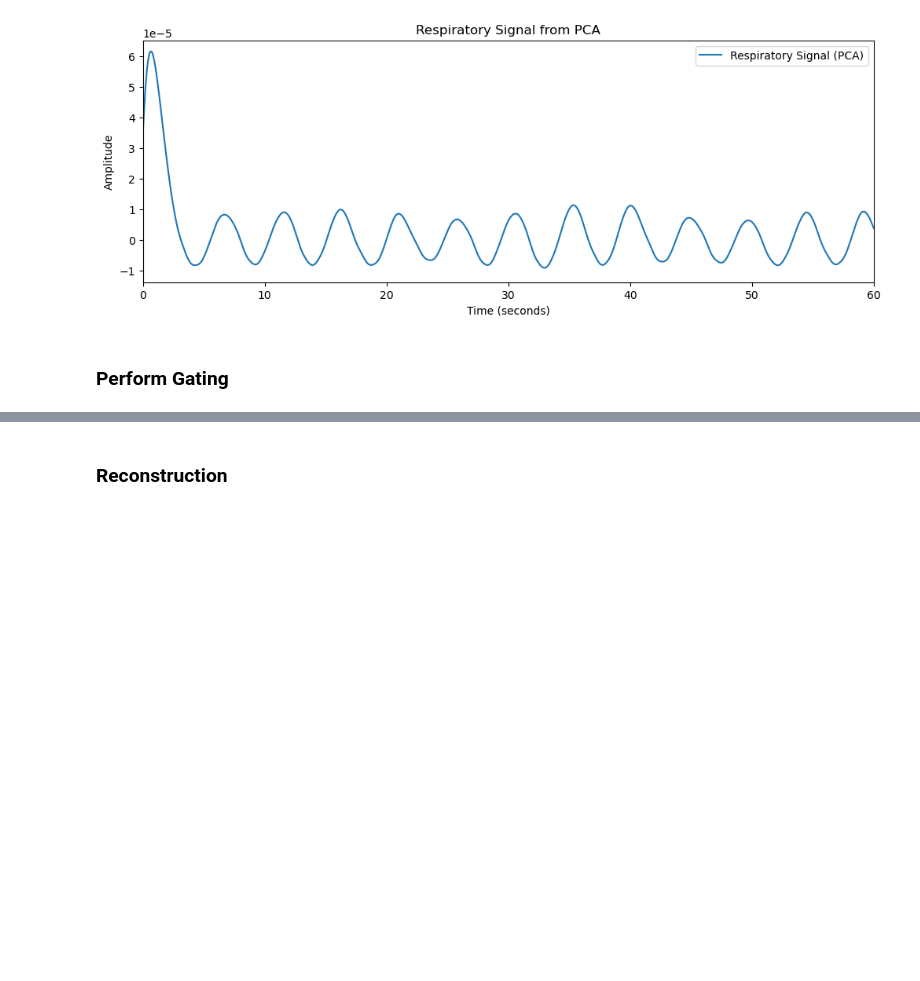
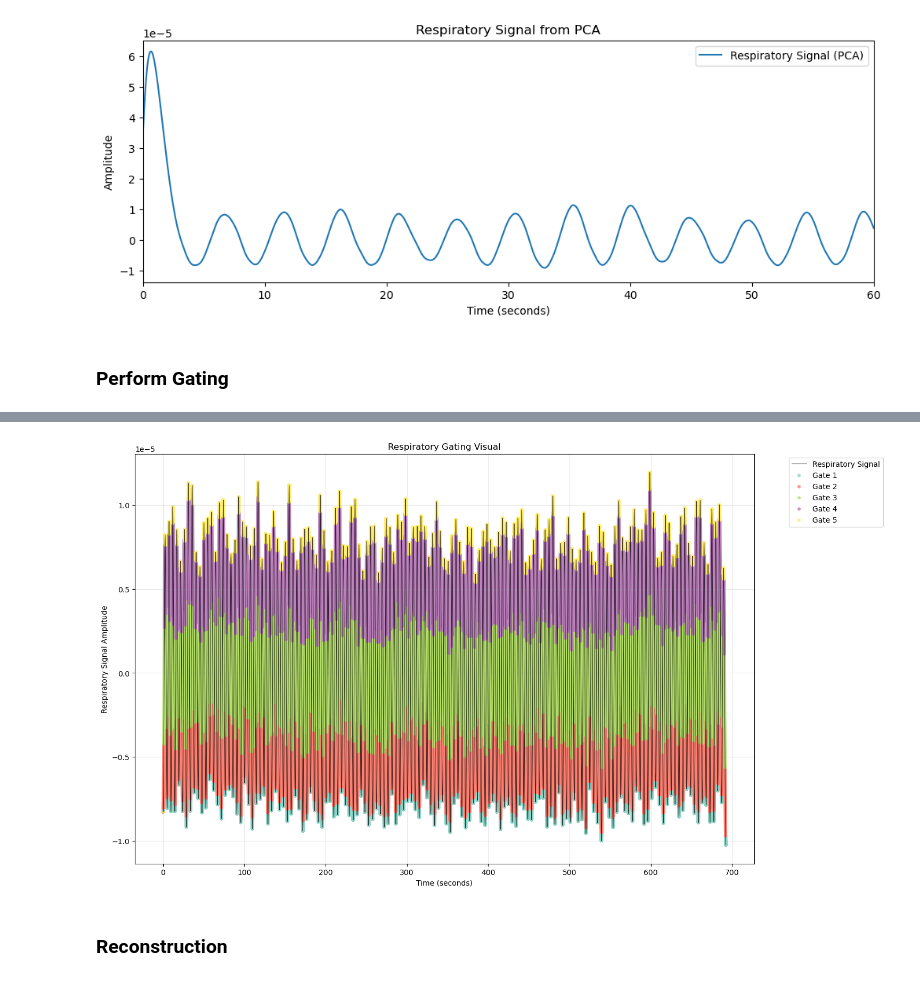
Before and after one commit to lilianaedmonds/naf_recons, a Jupyter notebook: load_naf_data.ipynb, the cells around one changed output, grey strips where cells are left out. Cells and saved outputs as stored; diff of their text form; code cells hidden in the pictures; blank space fills up the shorter version.

```diff
--- a/load_naf_data.ipynb
+++ b/load_naf_data.ipynb
@@ -288,0 +256,86 @@ for i in range(num_gates):
+# %%
+def create_gates_updated(ksp,coords, idx,num_gates):
+    data_bins=[]
+    spoke_bins=[]
+
+    for bin in range(1,num_gates+1):
+        current_kspace = ksp[:,(idx==bin),:]
+        data_bins.append(current_kspace)
+        current_ks = coords[(idx==bin),...]
+        spoke_bins.append(current_ks)
+
+    return data_bins, spoke_bins
+
+def reshape_gate(data_bin, spoke_bin, num_coils, num_slices, num_samples, ndims):
+    N = data_bin.shape[1]
+    max_valid = (N // num_slices) * num_slices
+
+    data_bin = data_bin[:, :max_valid, :]
+    spoke_bin = spoke_bin[:max_valid, :, :]
+
+    num_spokes_per_slice = max_valid // num_slices
+    data_bin = data_bin.reshape(num_coils, num_slices, num_spokes_per_slice, num_samples)
+    spoke_bin = spoke_bin.reshape(num_slices, num_spokes_per_slice, num_samples, ndims)
+
+    return data_bin, spoke_bin
+
+def gate_resp_signal(ksp_data, resp_signal, num_gates, img_shape, spokes_to_discard=700):
+    # Do not use the transient part of the signal (the large overshoot) for gating
+    resp_trimmed = resp_signal[spokes_to_discard:]
+
+    num_coils, num_slices, num_spokes, num_samples = kspace_0.shape
+    idx = phase_based_gating_updated(resp_trimmed, num_gates, order=25)
+
+    ## divide kspace and spoke data:
+    img_shape = (58,256,256)
+    coords = golden_angle_coords_3d(img_shape,num_spokes,num_samples)
+    ndims = coords.shape[-1]
+
+    ### Combine slice and spoke dimension so we have all temporal samples
+    kspace_temporal = np.reshape(kspace_0, (num_coils, num_slices*num_spokes, num_samples))
+    kspace_trimmed = kspace_temporal[:, spokes_to_discard:, :]
+    coords_temporal = np.reshape(coords, (num_slices*num_spokes, num_samples, ndims))
+    coords_trimmed = coords_temporal[spokes_to_discard:, :, :]
+
+    ### Check shape
+    # print(f'kspace_trimmed.shape = {kspace_trimmed.shape}')
+    # print(f'coords_trimmed.shape = {coords_trimmed.shape}')
+
+    data_bins, spoke_bins = create_gates_updated(kspace_trimmed, coords_trimmed, idx, num_gates)
+    for i in range(num_gates):
+        data_bins[i], spoke_bins[i] = reshape_gate(data_bins[i], spoke_bins[i], num_coils, num_slices, num_samples, ndims)
+        print(f"Gate {i}: kspace shape = {data_bins[i].shape}, coords shape = {spoke_bins[i].shape}")
+
+    return idx, resp_trimmed, data_bins, spoke_bins
+
+
+def visualize_resp_gating(resp_signal, idx, TR, num_gates, title="Respiratory Gating Visual"):
+    ## 1. Create time axis
+    time_s = np.arange(len(resp_signal))*TR
+
+    fig = plt.figure(figsize=(15, 10))
+
+    ## Define colors for gates
+    gate_colors = plt.cm.Set3(np.linspace(0,1, num_gates))
+
+    ## Plot 1: Signal with color coded gates
+    plt.plot(time_s, resp_signal, 'k-', linewidth=0.8, alpha=0.7, label="Respiratory Signal")
+
+    for i in range(1,(num_gates+1)):
+        mask = (idx==i)
+        if np.any(mask):
+            plt.scatter(time_s[mask], resp_signal[mask],
+                        c=[gate_colors[i-1]], s=20, alpha=0.8, label=f'Gate {i}', edgecolors='none')
+
+    plt.xlabel('Time (seconds)')
+    plt.ylabel('Respiratory Signal Amplitude')
+    plt.title(f'{title}')
+    plt.legend(bbox_to_anchor=(1.05, 1), loc='upper left')
+    plt.grid(True, alpha=0.3)
+    plt.show()
+
+ncoils, nslices, nspokes, nsamples = kspace_0.shape
+img_shape = (nslices, nsamples, nsamples)
+idx, resp_trimmed, data_bins, spoke_bins = gate_resp_signal(kspace_0, resp_signal, num_gates=5, img_shape=img_shape)
+visualize_resp_gating(resp_trimmed, idx, TR, num_gates=5)
+# %% [output]
@@ -289,3 +347,4 @@ for i in range(num_gates):
+[figure, added]
 # %% [markdown]
 ### Reconstruction
 # %%
```
Also changed, not shown: parts of 12 cells of this notebook.
